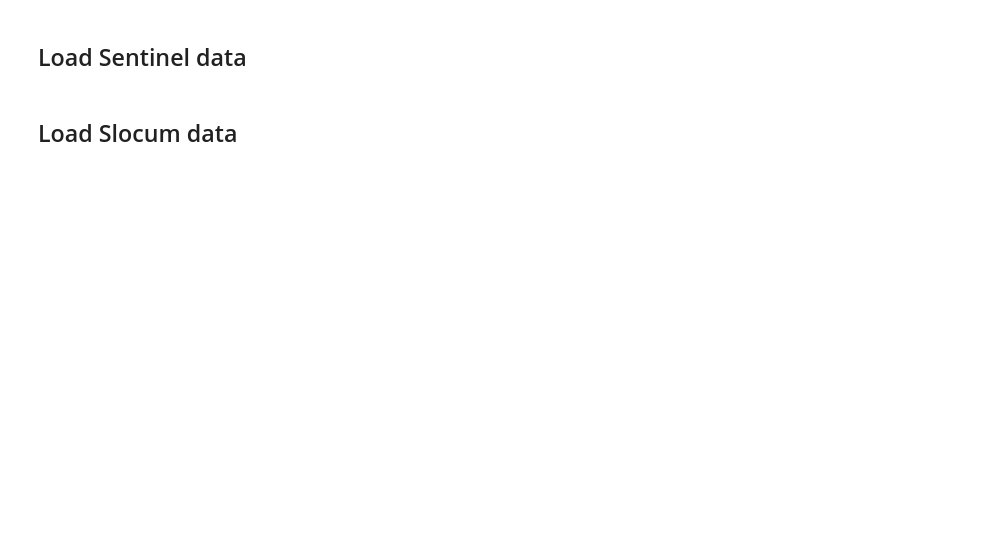
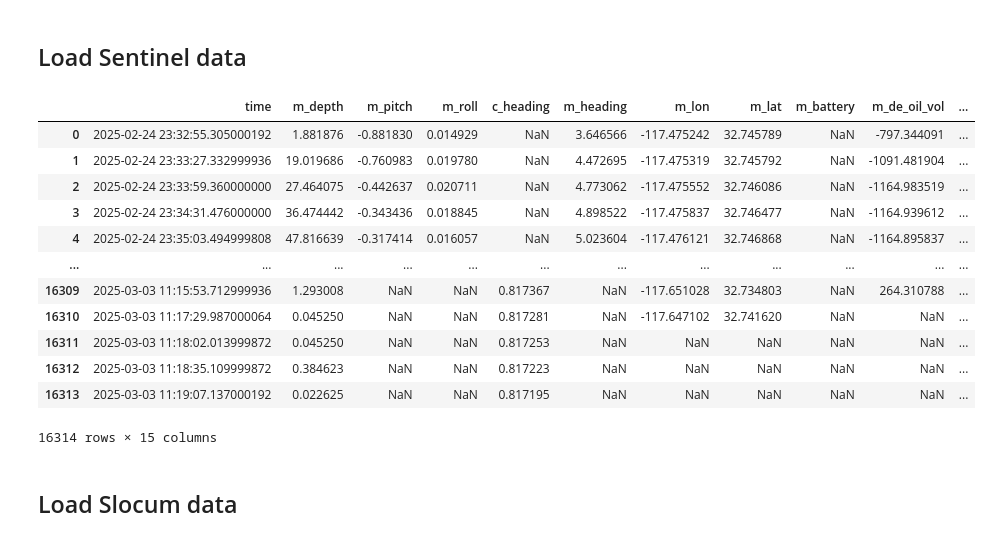
Before and after one commit to JGradone/Topics-Sentinel, a Jupyter notebook: Rutgers_Topics_in_Marine_Science_Activity_4_Sentinel_Data.ipynb, the cells around one changed output. Saved outputs shown, nothing was run; the diff lists cells and outputs as text; code cells hidden in the pictures; blank space fills up the shorter version.

```diff
--- a/Rutgers_Topics_in_Marine_Science_Activity_4_Sentinel_Data.ipynb
+++ b/Rutgers_Topics_in_Marine_Science_Activity_4_Sentinel_Data.ipynb
@@ -16,14 +42,28 @@ from geopy.distance import geodesic
 ## Load Sentinel data
 # %%
 ## This is a path to where this text file is stored on my GitHub
-url = 'https://raw.githubusercontent.com/JGradone/Topics-Sentinel/845495a2a25b95a1ea85315b92880abd67d4fbed/Sentinel_CCBay_Flight_Data.txt'
+url = 'https://raw.githubusercontent.com/JGradone/Topics-Sentinel/main/Sentinel_Deep_Data.txt' # Changed URL to the correct path.
 
 ## Load the text file with the read_csv() function from pandas
 sentinel_df = pd.read_csv(url)
 ## Reformat time
 sentinel_df['time'] = pd.to_datetime(sentinel_df['time'])
 ## Take a peak at what it looks like
 sentinel_df
+# %% [output]
+|  | time | m_depth | m_pitch | m_roll | c_heading | m_heading | m_lon | m_lat | m_battery | m_de_oil_vol | ... |
+| 0 | 2025-02-24 23:32:55.305000192 | 1.881876 | -0.881830 | 0.014929 | NaN | 3.646566 | -117.475242 | 32.745789 | NaN | -797.344091 | ... |
+| 1 | 2025-02-24 23:33:27.332999936 | 19.019686 | -0.760983 | 0.019780 | NaN | 4.472695 | -117.475319 | 32.745792 | NaN | -1091.481904 | ... |
+| 2 | 2025-02-24 23:33:59.360000000 | 27.464075 | -0.442637 | 0.020711 | NaN | 4.773062 | -117.475552 | 32.746086 | NaN | -1164.983519 | ... |
+| 3 | 2025-02-24 23:34:31.476000000 | 36.474442 | -0.343436 | 0.018845 | NaN | 4.898522 | -117.475837 | 32.746477 | NaN | -1164.939612 | ... |
+| 4 | 2025-02-24 23:35:03.494999808 | 47.816639 | -0.317414 | 0.016057 | NaN | 5.023604 | -117.476121 | 32.746868 | NaN | -1164.895837 | ... |
+| ... | ... | ... | ... | ... | ... | ... | ... | ... | ... | ... | ... |
+| 16309 | 2025-03-03 11:15:53.712999936 | 1.293008 | NaN | NaN | 0.817367 | NaN | -117.651028 | 32.734803 | NaN | 264.310788 | ... |
+| 16310 | 2025-03-03 11:17:29.987000064 | 0.045250 | NaN | NaN | 0.817281 | NaN | -117.647102 | 32.741620 | NaN | NaN | ... |
+| 16311 | 2025-03-03 11:18:02.013999872 | 0.045250 | NaN | NaN | 0.817253 | NaN | NaN | NaN | NaN | NaN | ... |
+| 16312 | 2025-03-03 11:18:35.109999872 | 0.384623 | NaN | NaN | 0.817223 | NaN | NaN | NaN | NaN | NaN | ... |
+| 16313 | 2025-03-03 11:19:07.137000192 | 0.022625 | NaN | NaN | 0.817195 | NaN | NaN | NaN | NaN | NaN | ... |
+16314 rows × 15 columns
 # %% [markdown]
 ## Load Slocum data
 # %%
```
Also changed, not shown: parts of 4 cells of this notebook.
